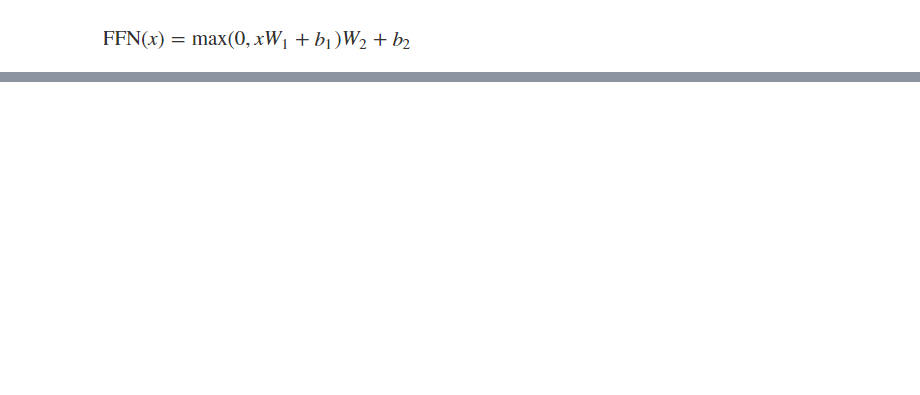
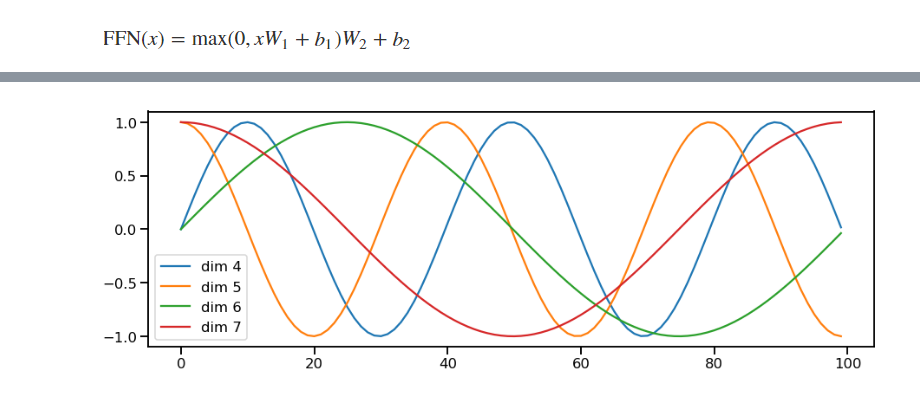
Before and after one commit to statisticallyfit/PythonNeuralNetNLP, a Jupyter notebook: src/NLPstudy/AnnotatedTransformer.ipynb, the cells around one changed output, grey strips where cells are left out. Cells and saved outputs as stored; diff of their text form; code cells hidden in the pictures; blank space fills up the shorter version.

Commit message:
got up to First Example; done training and batching code; understand after

```diff
--- a/src/NLPstudy/AnnotatedTransformer.ipynb
+++ b/src/NLPstudy/AnnotatedTransformer.ipynb
@@ -332,9 +336,4 @@ Positional Encodings
 # %%
-# Since our model contains no recurrence and no convolution, in order for the model to make use of
-# the order of the sequence, we must inject some information about the relative or absolute position
-# of the tokens in the sequence. To this end, we add “positional encodings” to the input embeddings
-# at the bottoms of the encoder and decoder stacks. The positional encodings have the same dimension
-# dmodel as the embeddings, so that the two can be summed.
 class PositionalEncoding(nn.Module):
     "Implement the PE function."
     def __init__(self, d_model, dropout, max_len=5000):
@@ -343,9 +342,8 @@ class PositionalEncoding(nn.Module):
 
         # Compute the positional encodings once in log space.
         pe = torch.zeros(max_len, d_model)
-        position = torch.arange(0, max_len).unsqueeze(1)
-        div_term = torch.exp(torch.arange(0, d_model, 2) *
-                             -(math.log(10000.0) / d_model))
+        position = torch.arange(0.0, max_len).unsqueeze(1)
+        div_term = torch.exp(torch.arange(0.0, d_model, 2) * -(math.log(10000.0) / d_model))
         pe[:, 0::2] = torch.sin(position * div_term)
         pe[:, 1::2] = torch.cos(position * div_term)
         pe = pe.unsqueeze(0)
@@ -355,3 +353,19 @@ class PositionalEncoding(nn.Module):
         x = x + Variable(self.pe[:, :x.size(1)],
                          requires_grad=False)
         return self.dropout(x)
+# %%
+# Below the positional encoding will add in a sine wave based on position. The frequency and offset
+# of the wave is different for each dimension.
+# We also experimented with using learned positional embeddings (cite) instead, and found that
+# the two versions produced nearly identical results. We chose the sinusoidal version because
+# it may allow the model to extrapolate to sequence lengths longer than the ones encountered
+# during training.
+pe = PositionalEncoding(20, 0)
+y = pe.forward(Variable(torch.zeros(1, 100, 20)))
+# %%
+plt.figure(figsize=(15, 5))
+plt.plot(np.arange(100), y[0, :, 4:8].data.numpy())
+plt.legend(["dim %d" % p for p in [4,5,6,7]])
+None
+# %% [output]
+[figure, added]
```
Also changed, not shown: parts of 15 cells of this notebook, 2 other files.
